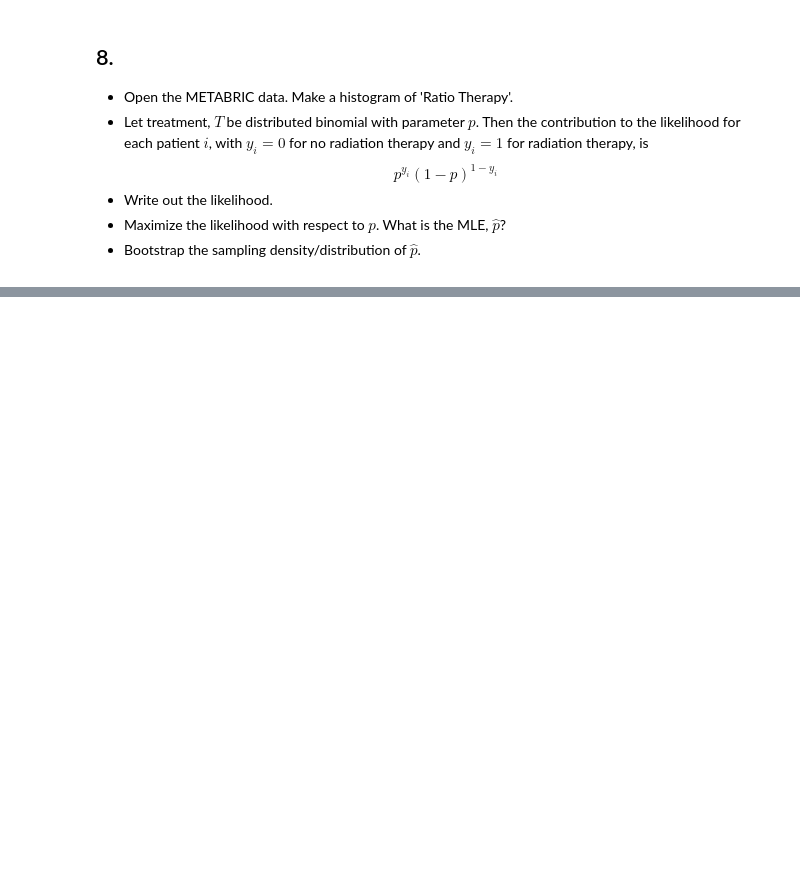
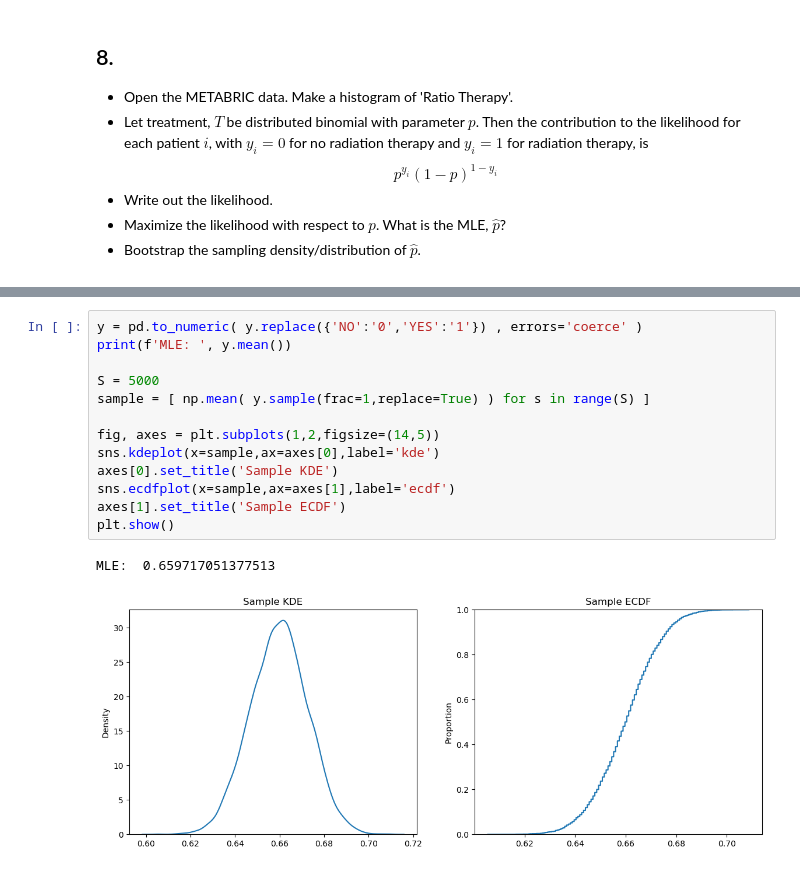
Before and after one commit to rde6mn/understanding_uncertainty_assignments, a Jupyter notebook: assignment_7.ipynb, the cells around one changed output, grey strips where cells are left out. Drawn from its saved outputs; the diff is of its cells as text; blank space fills up the shorter version.

```diff
--- a/assignment_7.ipynb
+++ b/assignment_7.ipynb
@@ -171,0 +116,16 @@ $$
+# %%
+y = pd.to_numeric( y.replace({'NO':'0','YES':'1'}) , errors='coerce' )
+print(f'MLE: ', y.mean())
+
+S = 5000
+sample = [ np.mean( y.sample(frac=1,replace=True) ) for s in range(S) ]
+
+fig, axes = plt.subplots(1,2,figsize=(14,5))
+sns.kdeplot(x=sample,ax=axes[0],label='kde')
+axes[0].set_title('Sample KDE')
+sns.ecdfplot(x=sample,ax=axes[1],label='ecdf')
+axes[1].set_title('Sample ECDF')
+plt.show()
+# %% [output]
+MLE:  0.659717051377513
+[figure, added]
```
Also changed, not shown: parts of 9 cells of this notebook, 1 other file.
